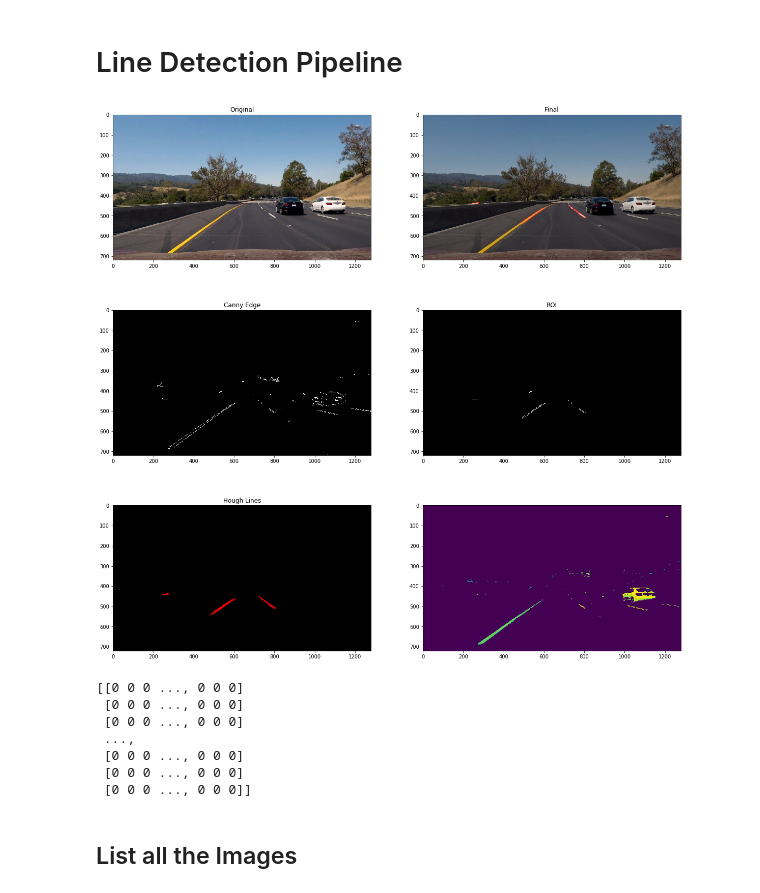
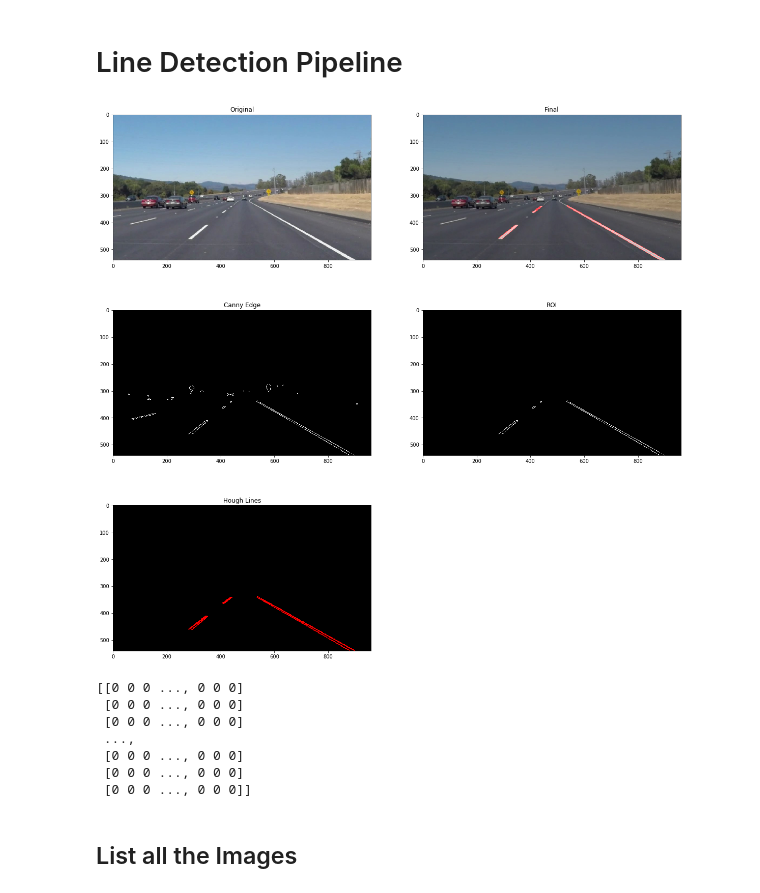
Before and after one commit to hangulo/SDC-P1-Lane-Tracking, a Jupyter notebook: Hector's Notebook.ipynb, the cells around one changed output. Saved outputs shown, nothing was run; the diff lists cells and outputs as text; code cells hidden in the pictures.

```diff
--- a/Hector's Notebook.ipynb
+++ b/Hector's Notebook.ipynb
@@ -155,36 +155,35 @@ def my_processing(image):
 
 
     # Hough Transform
     #rho and theta are the distance and angular resolution of the grid in Hough space
     #threshold is minimum number of intersections in a grid for candidate line to go to output
     rho = 1
     theta = np.pi/180
     threshold = 10
     min_line_len = 10
     max_line_gap = 50
 
     hough_image = hough_lines(ROI_masked, rho, theta, threshold, min_line_len, max_line_gap)
 
     # Apply the lines to the original image
     weighted_image = weighted_img(hough_image, image, α=.8, β=1., λ=0.)
 
    # plt.imshow(weighted_image)
 
     plt.figure(figsize=(20,20))
     plt.subplot(321),plt.imshow(image),plt.title('Original')
     plt.subplot(322),plt.imshow(weighted_image),plt.title('Final')
     plt.subplot(323),plt.imshow(canny_edges, cmap='Greys_r'),plt.title('Canny Edge')
     plt.subplot(324),plt.imshow(ROI_masked,cmap='Greys_r'),plt.title('ROI')
     plt.subplot(325),plt.imshow(hough_image),plt.title('Hough Lines')
-    plt.subplot(326),plt.imshow(mask_yw_image)
     plt.show()
 
     ## Averaging of Lines to draw
     print(canny_edges)
     return
-my_processing(image7)
+my_processing(image2)
 # %% [output]
-[figure, old version]
+[figure, new version]
 [[0 0 0 ..., 0 0 0]
  [0 0 0 ..., 0 0 0]
  [0 0 0 ..., 0 0 0]
```
Also changed, not shown: 1 other file.
